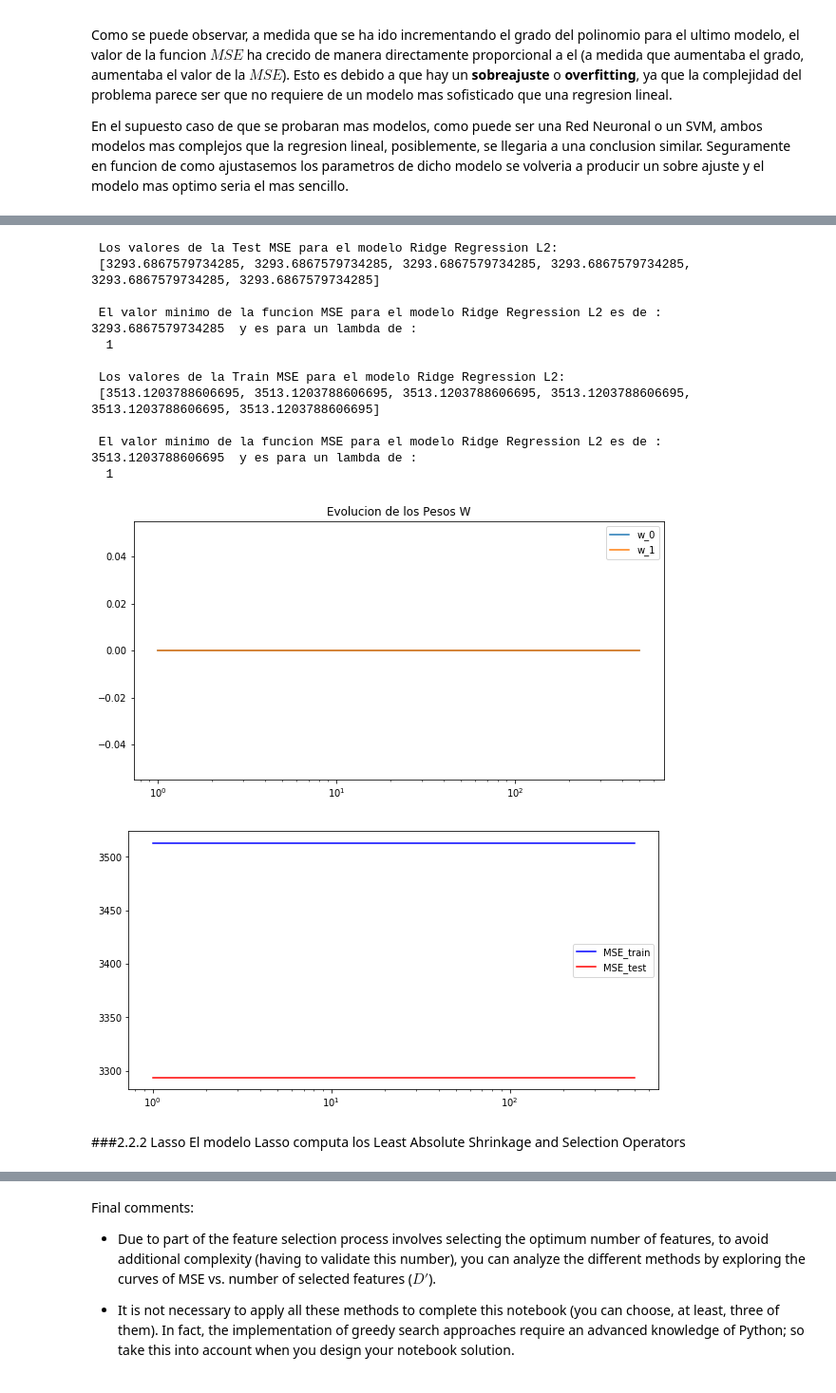
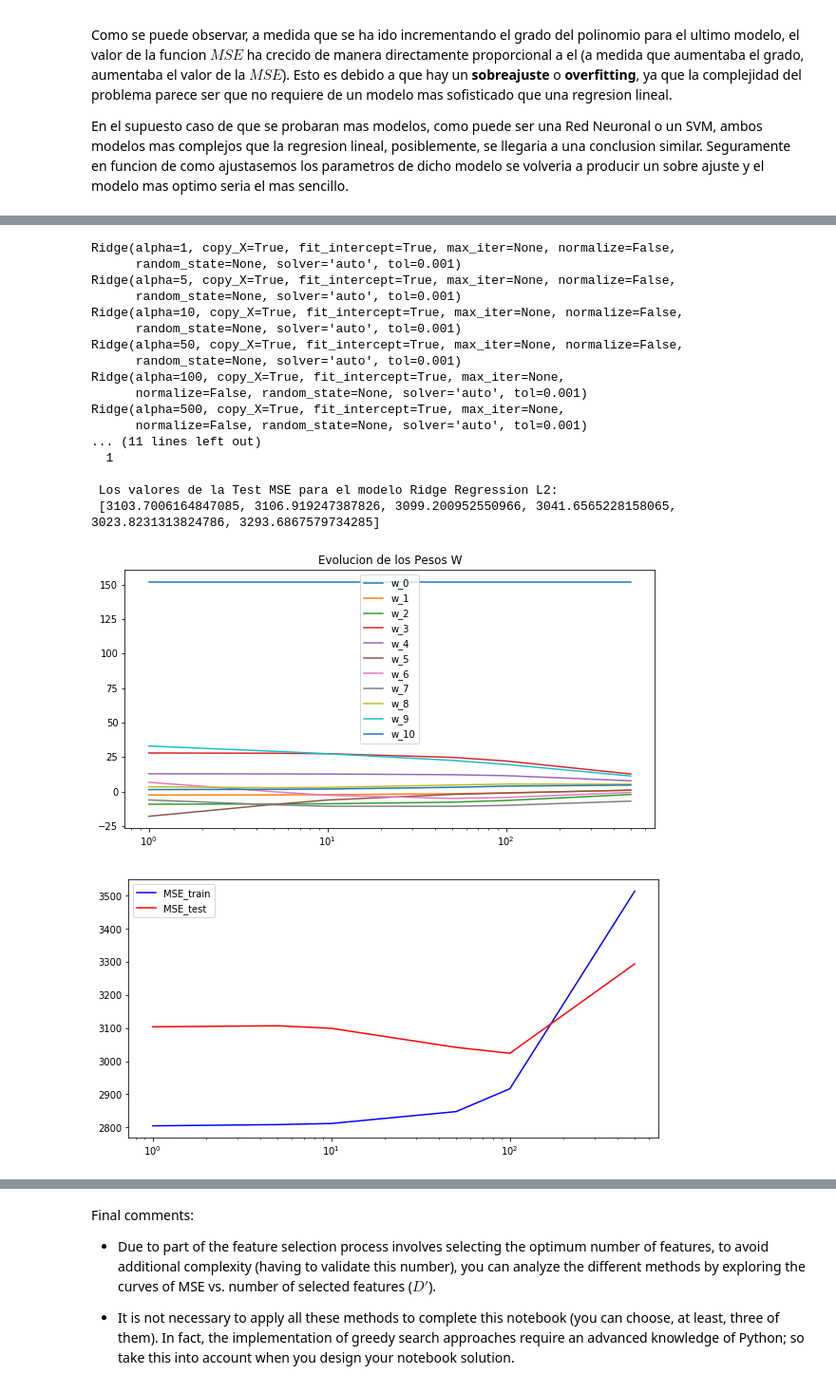
Before and after one commit to ikerarana/Machine-Learning-Notebooks, a Jupyter notebook: Curso Machine Learning UC3M Python/Week 4 - homework/1_Regresion_models_and_feature_selection (2).ipynb, the cells around one changed output, grey strips where cells are left out. Shown at 95% size. Cells and saved outputs as stored; diff of their text form; code cells hidden in the pictures.

```diff
--- a/Curso Machine Learning UC3M Python/Week 4 - homework/1_Regresion_models_and_feature_selection.ipynb
+++ b/Curso Machine Learning UC3M Python/Week 4 - homework/1_Regresion_models_and_feature_selection (2).ipynb
@@ -644,55 +649,58 @@ deg = 1
 # creamos las listas para guardar los datos
 MSE_train_ = []
 MSE_test_ = []
-w_matrix_=  []
+w_matrix_= []
 
 # iteramos para los diferentes valores de lambda y cuardamos los resultados
 for i,lamb in enumerate(lambda_list):
   w,mse_train,mse_test= learnPolyLR_L2(X_train, Y_train, X_test, Y_test, deg, lamb)
-  MSE_train_.append(y)
-  MSE_test_.append(z)
-  w_matrix_.append(x)
+  MSE_train_.append(mse_train)
+  MSE_test_.append(mse_test)
+  w_matrix_.append(w)
 
 # buscamos el minimo MSE
 indice_minimo_MSE_train = MSE_train_.index(min(MSE_train_))
 indice_minimo_MSE_test = MSE_test_.index(min(MSE_test_))
 
 minimo_MSE_train = min(MSE_train_)
 minimo_MSE_test = min(MSE_test_)
 
 # pintamos
 print("\n Los valores de la Test MSE para el modelo Ridge Regression L2: \n", MSE_test_)
 print("\n El valor minimo de la funcion MSE para el modelo Ridge Regression L2 es de : ",minimo_MSE_test, " y es para un lambda de : \n ", lambda_list[indice_minimo_MSE_test])
 
 print("\n Los valores de la Train MSE para el modelo Ridge Regression L2: \n", MSE_train_)
 print("\n El valor minimo de la funcion MSE para el modelo Ridge Regression L2 es de : ",minimo_MSE_train, " y es para un lambda de : \n ", lambda_list[indice_minimo_MSE_train])
 
 print("\n Los valores de la Test MSE para el modelo Ridge Regression L2: \n", MSE_test_)
 
 plt.figure(figsize=(10,5))
-lines = plt.semilogx(lambda_list,w_matrix)
+lines = plt.semilogx(lambda_list,w_matrix_)
 plt.legend(lines,('w_0','w_1','w_2','w_3','w_4','w_5','w_6','w_7','w_8','w_9','w_10'))
 plt.title('Evolucion de los Pesos W')
 
 plt.figure(figsize=(10,5))
 plt.semilogx(lambda_list,MSE_train_,'b', label='MSE_train')
 plt.semilogx(lambda_list,MSE_test_,'r', label='MSE_test')
 plt.legend()
 plt.show()
 # %% [output]
- Los valores de la Test MSE para el modelo Ridge Regression L2:
- [3293.6867579734285, 3293.6867579734285, 3293.6867579734285, 3293.6867579734285, 3293.6867579734285, 3293.6867579734285]
-
- El valor minimo de la funcion MSE para el modelo Ridge Regression L2 es de :  3293.6867579734285  y es para un lambda de :
+Ridge(alpha=1, copy_X=True, fit_intercept=True, max_iter=None, normalize=False,
+      random_state=None, solver='auto', tol=0.001)
+Ridge(alpha=5, copy_X=True, fit_intercept=True, max_iter=None, normalize=False,
+      random_state=None, solver='auto', tol=0.001)
+Ridge(alpha=10, copy_X=True, fit_intercept=True, max_iter=None, normalize=False,
+      random_state=None, solver='auto', tol=0.001)
+Ridge(alpha=50, copy_X=True, fit_intercept=True, max_iter=None, normalize=False,
+      random_state=None, solver='auto', tol=0.001)
+Ridge(alpha=100, copy_X=True, fit_intercept=True, max_iter=None,
+      normalize=False, random_state=None, solver='auto', tol=0.001)
+Ridge(alpha=500, copy_X=True, fit_intercept=True, max_iter=None,
+      normalize=False, random_state=None, solver='auto', tol=0.001)
+... (11 lines left out)
   1
 
- Los valores de la Train MSE para el modelo Ridge Regression L2:
- [3513.1203788606695, 3513.1203788606695, 3513.1203788606695, 3513.1203788606695, 3513.1203788606695, 3513.1203788606695]
-
- El valor minimo de la funcion MSE para el modelo Ridge Regression L2 es de :  3513.1203788606695  y es para un lambda de :
-  1
+ Los valores de la Test MSE para el modelo Ridge Regression L2:
+ [3103.7006164847085, 3106.919247387826, 3099.200952550966, 3041.6565228158065, 3023.8231313824786, 3293.6867579734285]
-[figure, old version]
+[figure, new version]
-[figure, old version]
+[figure, new version]
-# %% [markdown]
-###2.2.2 Lasso
-El modelo Lasso computa los Least Absolute Shrinkage and Selection Operators
```
Also changed, not shown: parts of 14 cells of this notebook.
